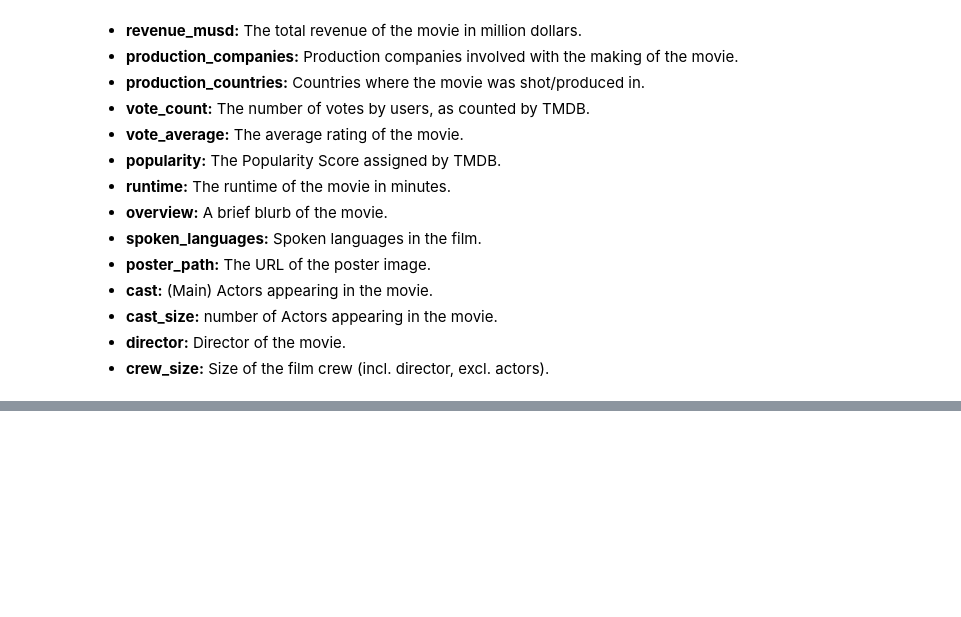
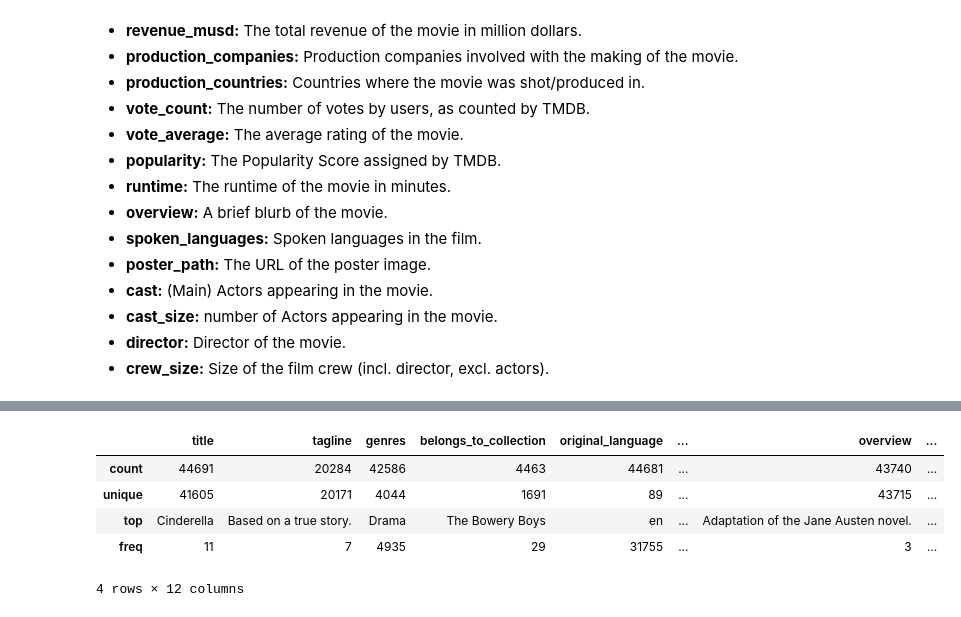
Before and after one commit to syahnetwork/Data-Science-Pandas, a Jupyter notebook: 01 Project 1 Explanatory Data Analysis & Data Presentation (Movies Dataset).ipynb, the cells around one changed output, grey strips where cells are left out. Drawn from its saved outputs; the diff is of its cells as text; code cells hidden in the pictures; blank space fills up the shorter version.

```diff
--- a/01 Project 1 Explanatory Data Analysis & Data Presentation (Movies Dataset).ipynb
+++ b/01 Project 1 Explanatory Data Analysis & Data Presentation (Movies Dataset).ipynb
@@ -77,0 +163,9 @@ df.info
+# %%
+df.describe(include = "object") #there are some movies sharing the same title
+# %% [output]
+|  | title | tagline | genres | belongs_to_collection | original_language | ... | overview | ... |
+| count | 44691 | 20284 | 42586 | 4463 | 44681 | ... | 43740 | ... |
+| unique | 41605 | 20171 | 4044 | 1691 | 89 | ... | 43715 | ... |
+| top | Cinderella | Based on a true story. | Drama | The Bowery Boys | en | ... | Adaptation of the Jane Austen novel. | ... |
+| freq | 11 | 7 | 4935 | 29 | 31755 | ... | 3 | ... |
+4 rows × 12 columns
```
Also changed, not shown: parts of 13 cells of this notebook, 1 other file.
